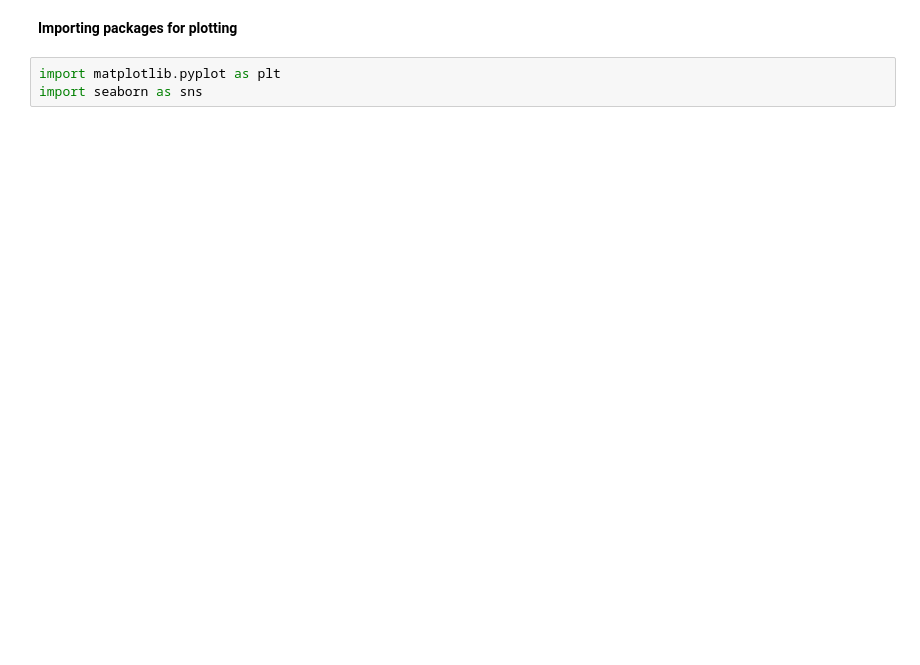
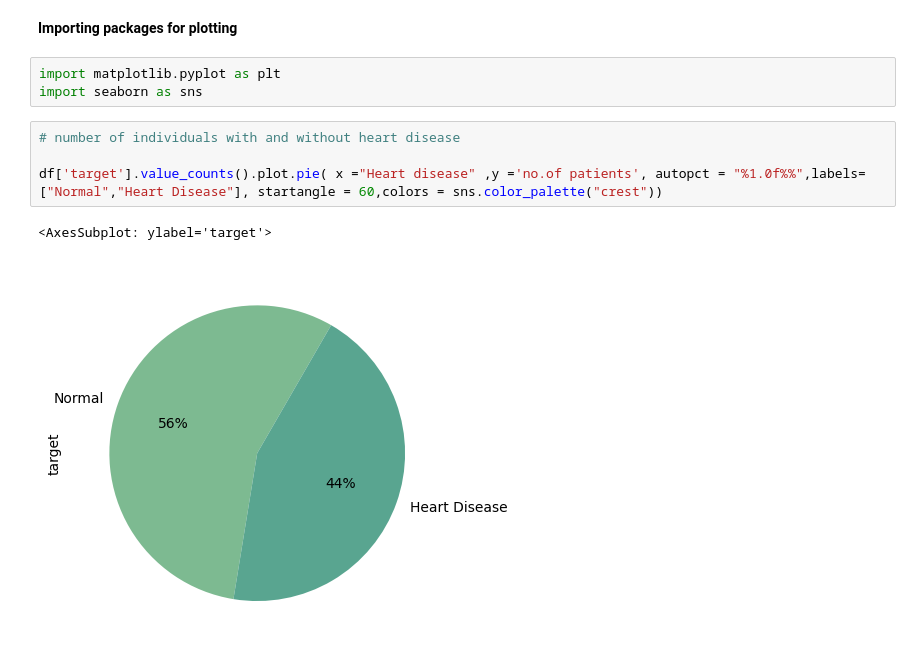
Before and after one commit to Kaushik-2005/K.SriKausik_S2, a Jupyter notebook: ACM_task.ipynb, the cells around one changed output. Cells and saved outputs as stored; diff of their text form; blank space fills up the shorter version.

Commit message:
Plotted graphs

```diff
--- a/ACM_task.ipynb
+++ b/ACM_task.ipynb
@@ -279,3 +309,10 @@ See the caveats in the documentation: https://pandas.pydata.org/pandas-docs/stab
 # %%
 import matplotlib.pyplot as plt
 import seaborn as sns
+# %%
+# number of individuals with and without heart disease
+
+df['target'].value_counts().plot.pie( x ="Heart disease" ,y ='no.of patients', autopct = "%1.0f%%",labels=["Normal","Heart Disease"], startangle = 60,colors = sns.color_palette("crest"))
+# %% [output]
+<AxesSubplot: ylabel='target'>
+[figure, added]
```
Also changed, not shown: parts of 13 cells of this notebook.
